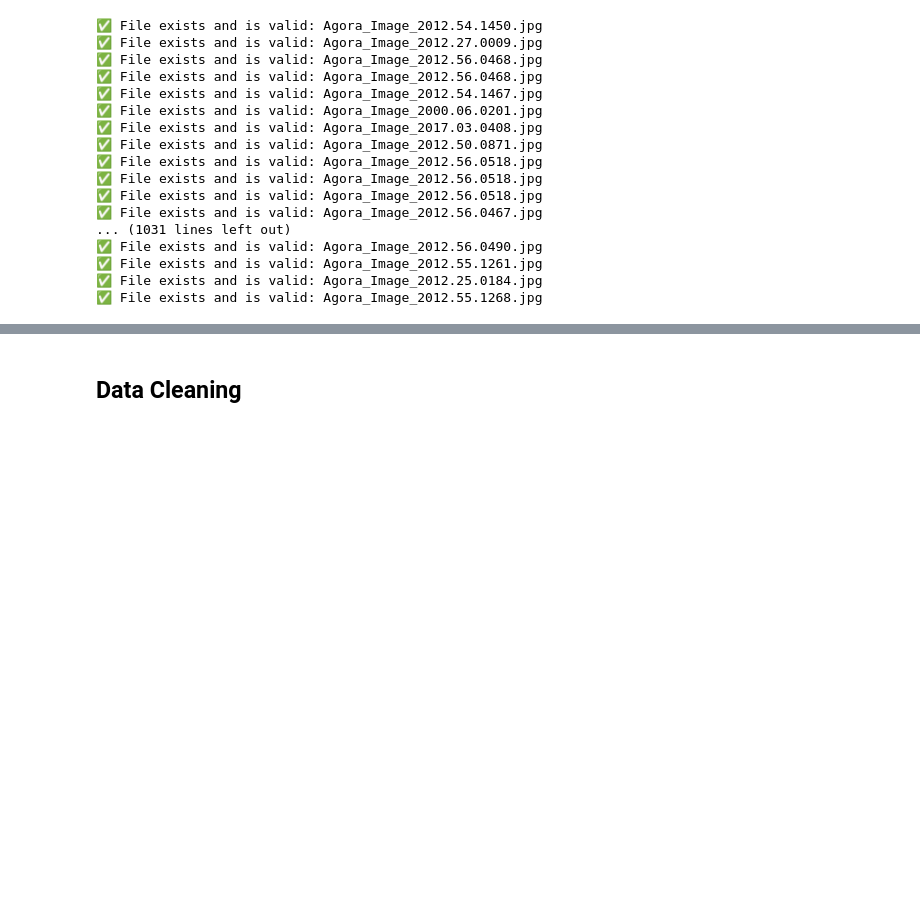
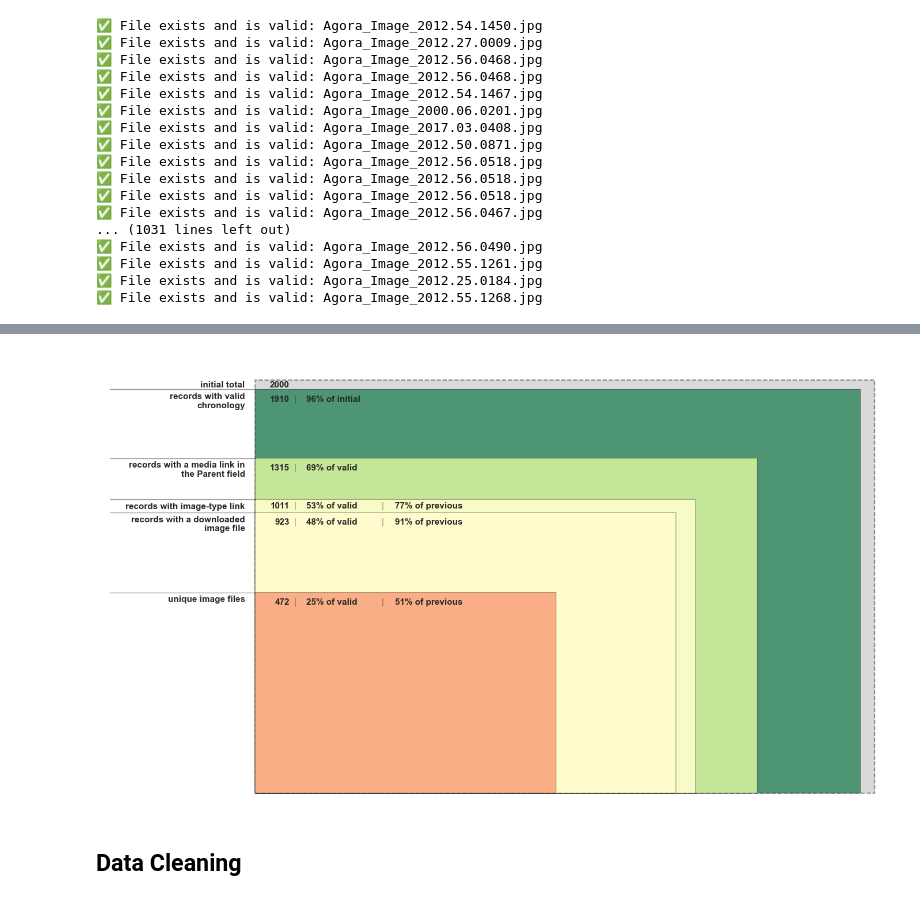
Before and after one commit to dimitris-kr/AgoraPottery, a Jupyter notebook: 01_data_handling/02_preprocessing.ipynb, the cells around one changed output, grey strips where cells are left out. Cells and saved outputs as stored; diff of their text form; code cells hidden in the pictures; blank space fills up the shorter version.

Commit message:
02_preprocessing.ipynb: added statistics for image availability for both original/unfiltered and filtered datasets, and nested proportional area chart

```diff
--- a/01_data_handling/02_preprocessing.ipynb
+++ b/01_data_handling/02_preprocessing.ipynb
@@ -303,7 +304,8 @@ data.loc[split_columns.index, 'EndYear'] = split_columns[1]
 # %% [markdown]
 Fill EndYear with StartYear if missing (only for non-null ChronologyRange)
 # %%
-data.loc[split_columns.index, "EndYear"] = data.loc[split_columns.index, "EndYear"].fillna(data.loc[split_columns.index, "StartYear"])
+data.loc[split_columns.index, "EndYear"] = data.loc[split_columns.index, "EndYear"].fillna(
+    data.loc[split_columns.index, "StartYear"])
 # %% [markdown]
 Convert to numeric safely (ignore NaNs)
 # %%
@@ -674,0 +697,13 @@ Unique downloaded image files: 479
+# %%
+data_states["filtered"] = data.loc[data["ValidChronology"]]
+
+image_stats["downloaded_image_file"] = {
+    state: int(records["ImageFilename"].notna().sum())
+    for state, records in data_states.items()
+}
+image_stats["unique_image_files"] = {
+    state: records["ImageFilename"].nunique()
+    for state, records in data_states.items()
+}
+
+display(image_stats_table(image_stats))
@@ -675,3 +807,16 @@ Unique downloaded image files: 479
+# %%
+stage_labels = {
+    "total_records": "records with valid chronology",
+    "media_link_in_Parent": "records with a media link in the Parent field",
+    "image_type_link": "records with image-type link",
+    "downloaded_image_file": "records with a downloaded image file",
+    "unique_image_files": "unique image files",
+}
+stages = [(image_stats[k]["filtered"], lbl) for k, lbl in stage_labels.items()]
+
+plot_nested_subsets(stages, initial=(image_stats["total_records"]["unfiltered"], "initial total"))
+# %% [output]
+[figure, added]
 # %% [markdown]
 ## Data Cleaning
 # %% [markdown]
```
Also changed, not shown: parts of 19 cells of this notebook.
